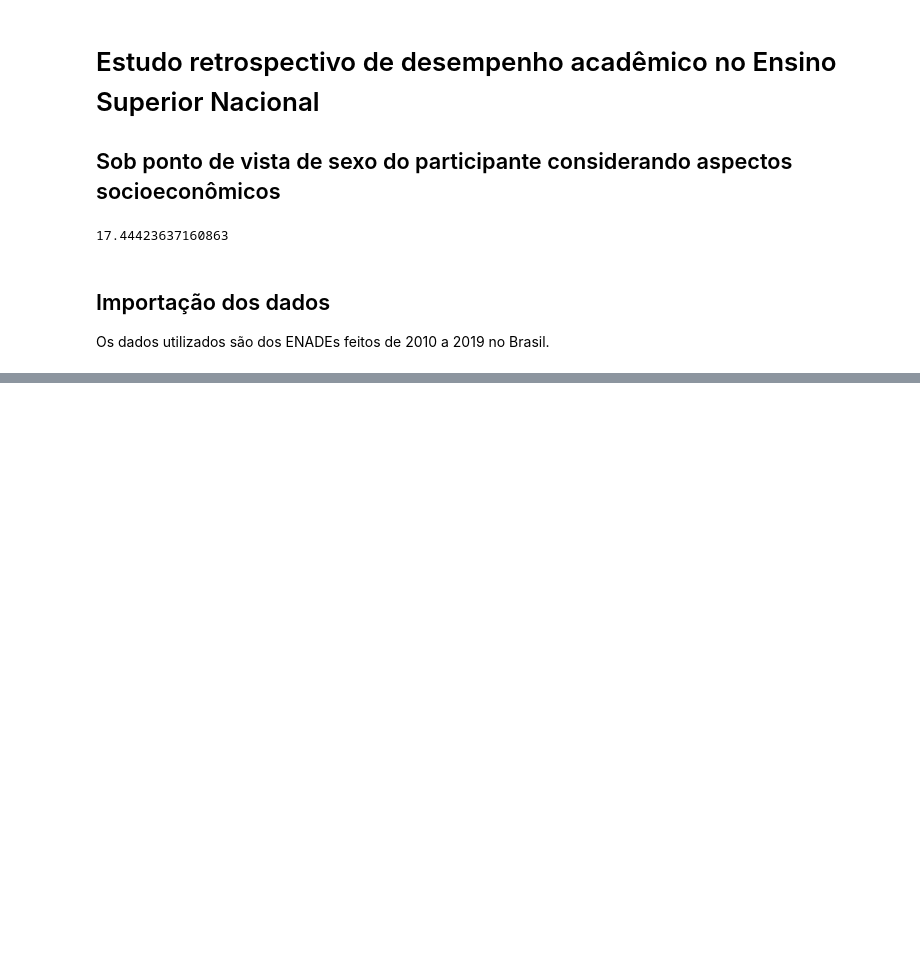
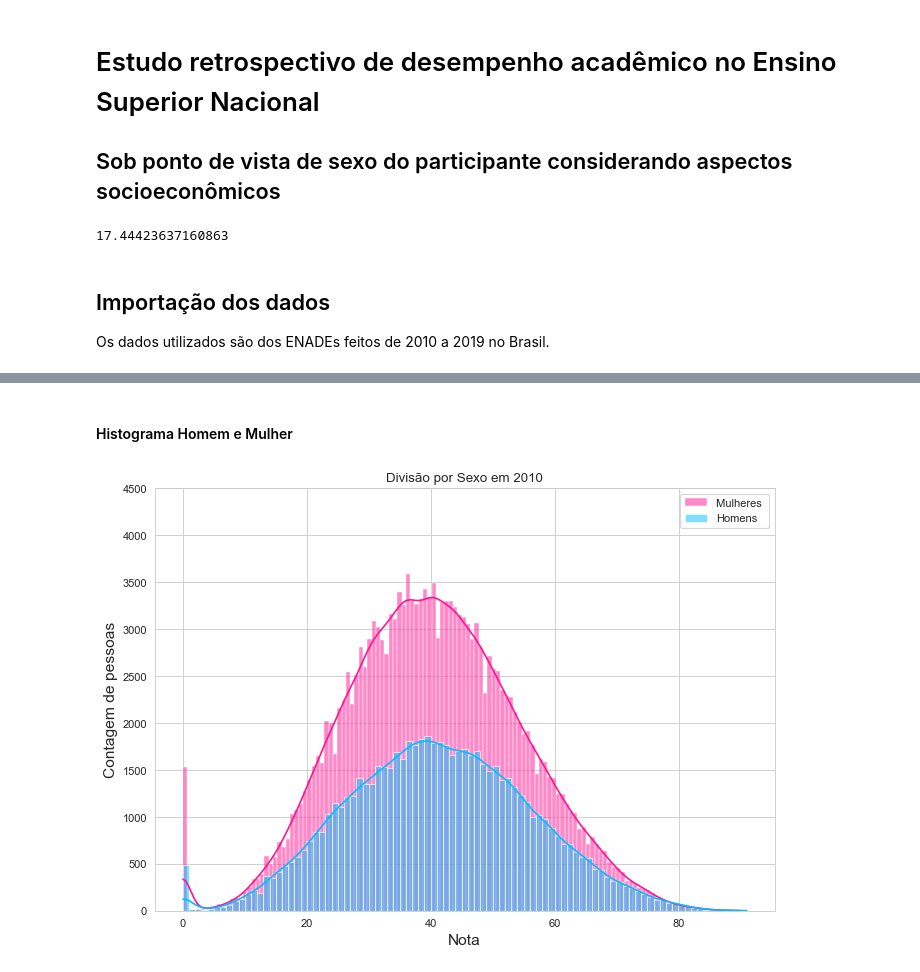
Before and after one commit to renatanesio/dados-universitarios-brasil, a Jupyter notebook: Estudo de Dados Universitários do Brasil.ipynb, the cells around one changed output, grey strips where cells are left out. Drawn from its saved outputs; the diff is of its cells as text; code cells hidden in the pictures; blank space fills up the shorter version.

Commit message:
Add histograms and boxplots

```diff
--- a/Estudo de Dados Universitários do Brasil.ipynb
+++ b/Estudo de Dados Universitários do Brasil.ipynb
@@ -78,0 +94,7 @@ Finalizado!
+# %%
+enade_por_sexo = {"M": {}, "F": {}}
+for ano in anos:
+    enade_por_sexo["M"][ano] =  dados_enade[ano].query('SEXO == "M"')
+    enade_por_sexo["F"][ano] =  dados_enade[ano].query('SEXO == "F"')
+
+enade_por_sexo["M"]['2019']
@@ -78,0 +134,29 @@ Finalizado!
+# %% [markdown]
+#### Histograma Homem e Mulher
+# %%
+import seaborn as sns
+import matplotlib.pyplot as plt
+sns.set_style("whitegrid")
+
+
+a1 = enade_por_sexo["M"]['2010']["NOTA"] # Homem
+a2 = enade_por_sexo["F"]['2010']["NOTA"] # Mulher
+a1_media=str(round(a1.mean(), 3))
+a2_media=str(round(a2.mean(), 3))
+a1_label='Homens'
+a2_label='Mulheres '
+
+
+plt.figure(figsize=(10,7), dpi= 80)
+sns.histplot(a2, color="deeppink", label=a2_label, kde=True)
+sns.histplot(a1, color="deepskyblue", label=a1_label, kde=True)
+
+escala=4500
+plt.ylim(0, escala)
+
+plt.xlabel("Nota", size=14)
+plt.ylabel("Contagem de pessoas", size=14)
+plt.title("Divisão por Sexo em 2010")
+plt.legend(loc='upper right');
+# %% [output]
+[figure, added]
```
Also changed, not shown: parts of 15 cells of this notebook.
